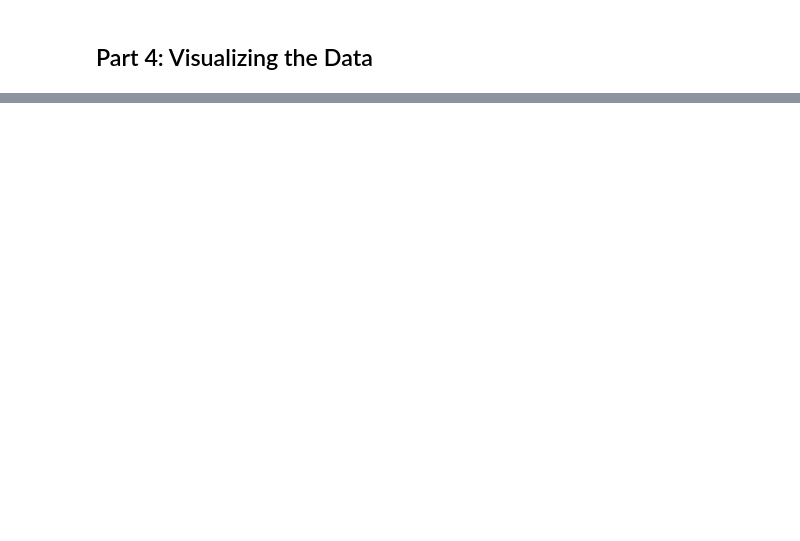
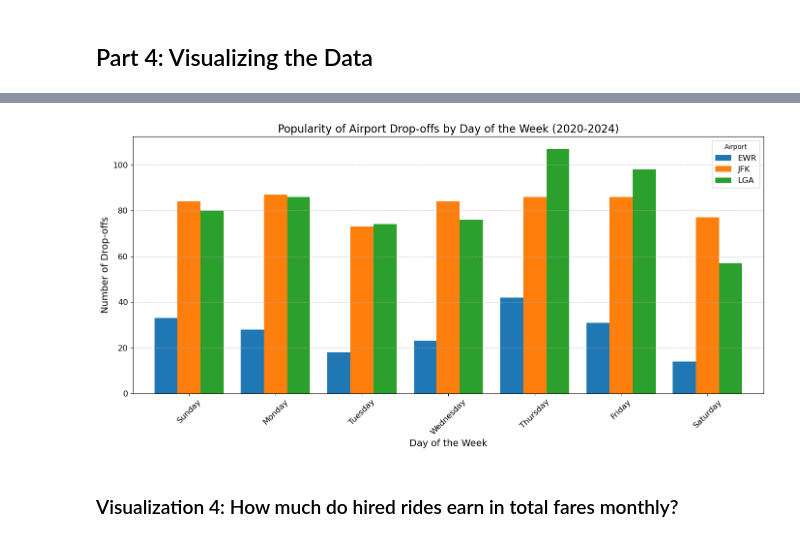
Before and after one commit to Yumingyue17/final-project, a Jupyter notebook: 4501 final project.ipynb, the cells around one changed output, grey strips where cells are left out. Saved outputs shown, nothing was run; the diff lists cells and outputs as text; code cells hidden in the pictures; blank space fills up the shorter version.

```diff
--- a/4501 final project.ipynb
+++ b/4501 final project.ipynb
@@ -955,0 +1325,46 @@ plot_visual_1(some_dataframe)
+# %%
+import matplotlib.pyplot as plt
+import pandas as pd
+
+def plot_visual_3(dataframe):
+    # Map day_of_week numbers to names
+    day_mapping = {
+        '0': 'Sunday',
+        '1': 'Monday',
+        '2': 'Tuesday',
+        '3': 'Wednesday',
+        '4': 'Thursday',
+        '5': 'Friday',
+        '6': 'Saturday'
+    }
+    dataframe['day_of_week'] = dataframe['day_of_week'].map(day_mapping)
+
+    # Pivot the data for plotting
+    pivoted_data = dataframe.pivot(index='day_of_week', columns='airport', values='dropoff_count')
+    pivoted_data = pivoted_data.reindex(['Sunday', 'Monday', 'Tuesday', 'Wednesday', 'Thursday', 'Friday', 'Saturday'])
+
+    # Plot the data
+    pivoted_data.plot(kind='bar', figsize=(14, 7), width=0.8)
+
+    # Add labels, title, and legend
+    plt.xlabel('Day of the Week', fontsize=14)
+    plt.ylabel('Number of Drop-offs', fontsize=14)
+    plt.title('Popularity of Airport Drop-offs by Day of the Week (2020-2024)', fontsize=16)
+    plt.xticks(rotation=45, fontsize=12)
+    plt.yticks(fontsize=12)
+    plt.legend(title='Airport', fontsize=12)
+    plt.grid(axis='y', linestyle='--', alpha=0.7)
+
+    # Show the plot
+    plt.tight_layout()
+    plt.show()
+
+# Fetch the data from the database
+airport_dropoff_data = get_data_for_visual_3()
+
+# Plot the visualization
+plot_visual_3(airport_dropoff_data)
+# %% [output]
+[figure, added]
+# %% [markdown]
+### Visualization 4: How much do hired rides earn in total fares monthly?
```
Also changed, not shown: parts of 39 cells of this notebook, 6 other files.
